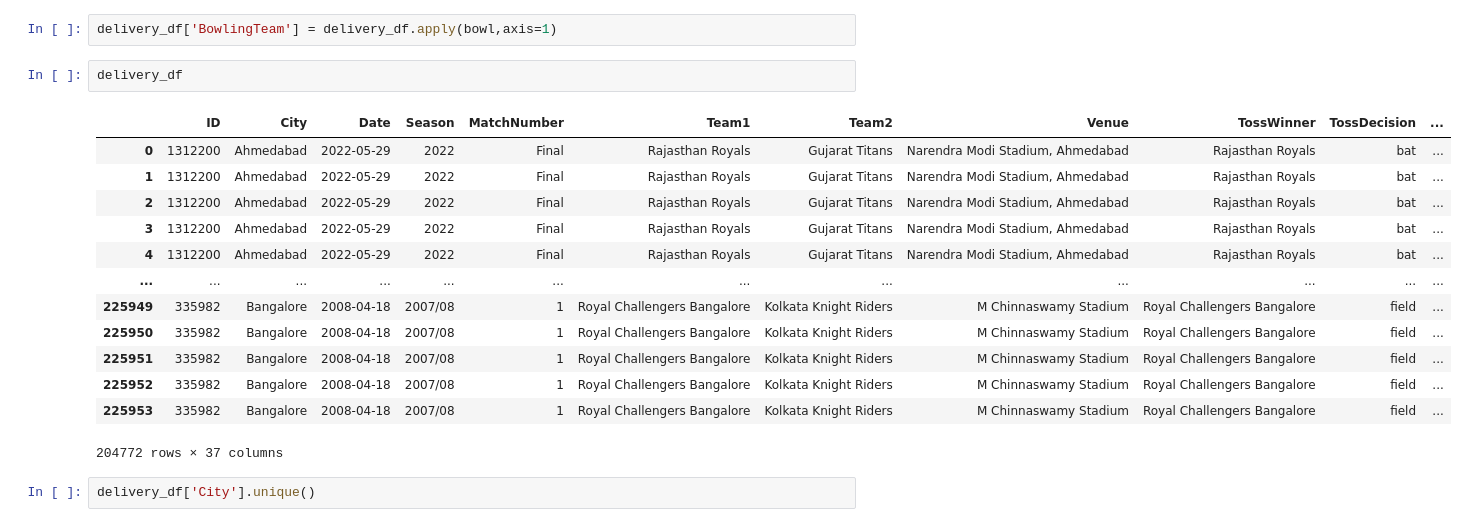
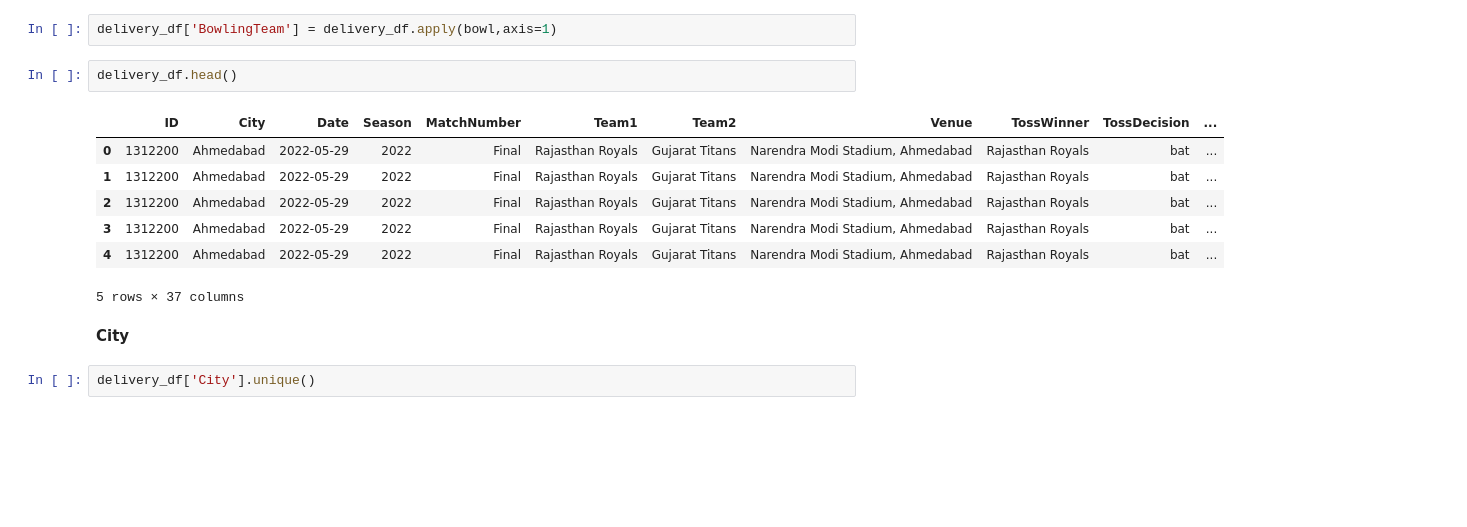
Before and after one commit to SimranS22/IPL-MATCH-WINNER-PREDICTOR, a Jupyter notebook: notebooks/projjjj.ipynb, the cells around one changed output. Saved outputs shown, nothing was run; the diff lists cells and outputs as text; blank space fills up the shorter version.

```diff
--- a/notebooks/projjjj.ipynb
+++ b/notebooks/projjjj.ipynb
@@ -120,21 +118,17 @@ def bowl(row):
 # %%
 delivery_df['BowlingTeam'] = delivery_df.apply(bowl,axis=1)
 # %%
-delivery_df
+delivery_df.head()
 # %% [output]
 |  | ID | City | Date | Season | MatchNumber | Team1 | Team2 | Venue | TossWinner | TossDecision | ... |
 | 0 | 1312200 | Ahmedabad | 2022-05-29 | 2022 | Final | Rajasthan Royals | Gujarat Titans | Narendra Modi Stadium, Ahmedabad | Rajasthan Royals | bat | ... |
 | 1 | 1312200 | Ahmedabad | 2022-05-29 | 2022 | Final | Rajasthan Royals | Gujarat Titans | Narendra Modi Stadium, Ahmedabad | Rajasthan Royals | bat | ... |
 | 2 | 1312200 | Ahmedabad | 2022-05-29 | 2022 | Final | Rajasthan Royals | Gujarat Titans | Narendra Modi Stadium, Ahmedabad | Rajasthan Royals | bat | ... |
 | 3 | 1312200 | Ahmedabad | 2022-05-29 | 2022 | Final | Rajasthan Royals | Gujarat Titans | Narendra Modi Stadium, Ahmedabad | Rajasthan Royals | bat | ... |
 | 4 | 1312200 | Ahmedabad | 2022-05-29 | 2022 | Final | Rajasthan Royals | Gujarat Titans | Narendra Modi Stadium, Ahmedabad | Rajasthan Royals | bat | ... |
-| ... | ... | ... | ... | ... | ... | ... | ... | ... | ... | ... | ... |
-| 225949 | 335982 | Bangalore | 2008-04-18 | 2007/08 | 1 | Royal Challengers Bangalore | Kolkata Knight Riders | M Chinnaswamy Stadium | Royal Challengers Bangalore | field | ... |
-| 225950 | 335982 | Bangalore | 2008-04-18 | 2007/08 | 1 | Royal Challengers Bangalore | Kolkata Knight Riders | M Chinnaswamy Stadium | Royal Challengers Bangalore | field | ... |
-| 225951 | 335982 | Bangalore | 2008-04-18 | 2007/08 | 1 | Royal Challengers Bangalore | Kolkata Knight Riders | M Chinnaswamy Stadium | Royal Challengers Bangalore | field | ... |
-| 225952 | 335982 | Bangalore | 2008-04-18 | 2007/08 | 1 | Royal Challengers Bangalore | Kolkata Knight Riders | M Chinnaswamy Stadium | Royal Challengers Bangalore | field | ... |
-| 225953 | 335982 | Bangalore | 2008-04-18 | 2007/08 | 1 | Royal Challengers Bangalore | Kolkata Knight Riders | M Chinnaswamy Stadium | Royal Challengers Bangalore | field | ... |
-204772 rows × 37 columns
+5 rows × 37 columns
+# %% [markdown]
+**City**
 # %%
 delivery_df['City'].unique()
 # %% [output]
```
Also changed, not shown: parts of 57 cells of this notebook, 1 other file.
